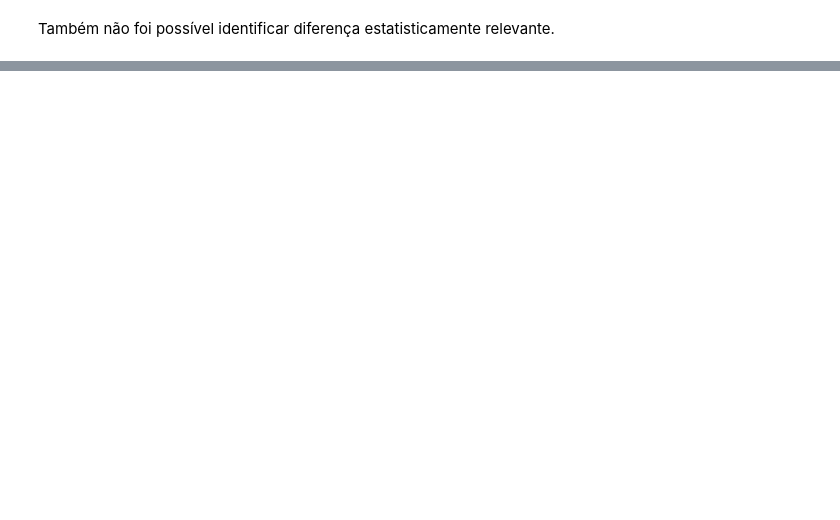
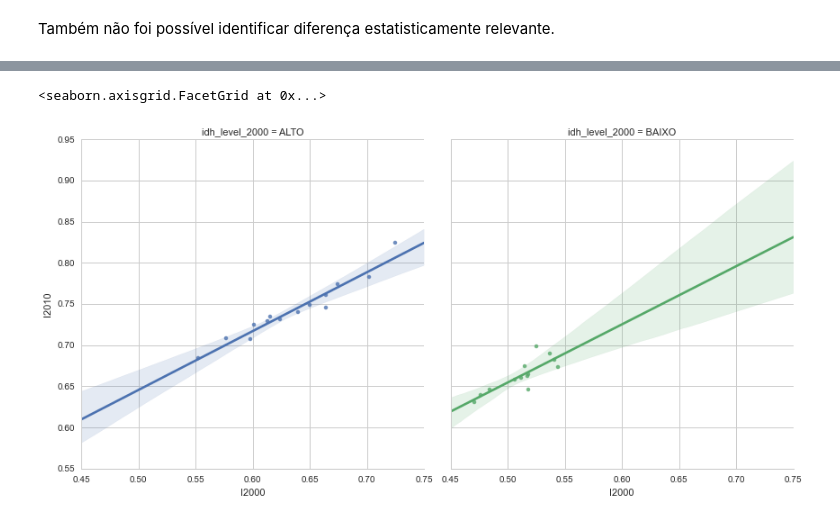
Before and after one commit to xboard/xboard.github.io, a Jupyter notebook: ipynb/IDH.ipynb, the cells around one changed output, grey strips where cells are left out. Cells and saved outputs as stored; diff of their text form; code cells hidden in the pictures; blank space fills up the shorter version.

```diff
--- a/ipynb/IDH.ipynb
+++ b/ipynb/IDH.ipynb
@@ -397,0 +416,5 @@ TDB
+# %%
+sns.lmplot("I2000", "I2010", data=df, hue="idh_level_2000", col="idh_level_2000", legend=True, size=6, n_boot=10000, ci=99)
+# %% [output]
+<seaborn.axisgrid.FacetGrid at 0x...>
+[figure, added]
```
Also changed, not shown: parts of 16 cells of this notebook.
